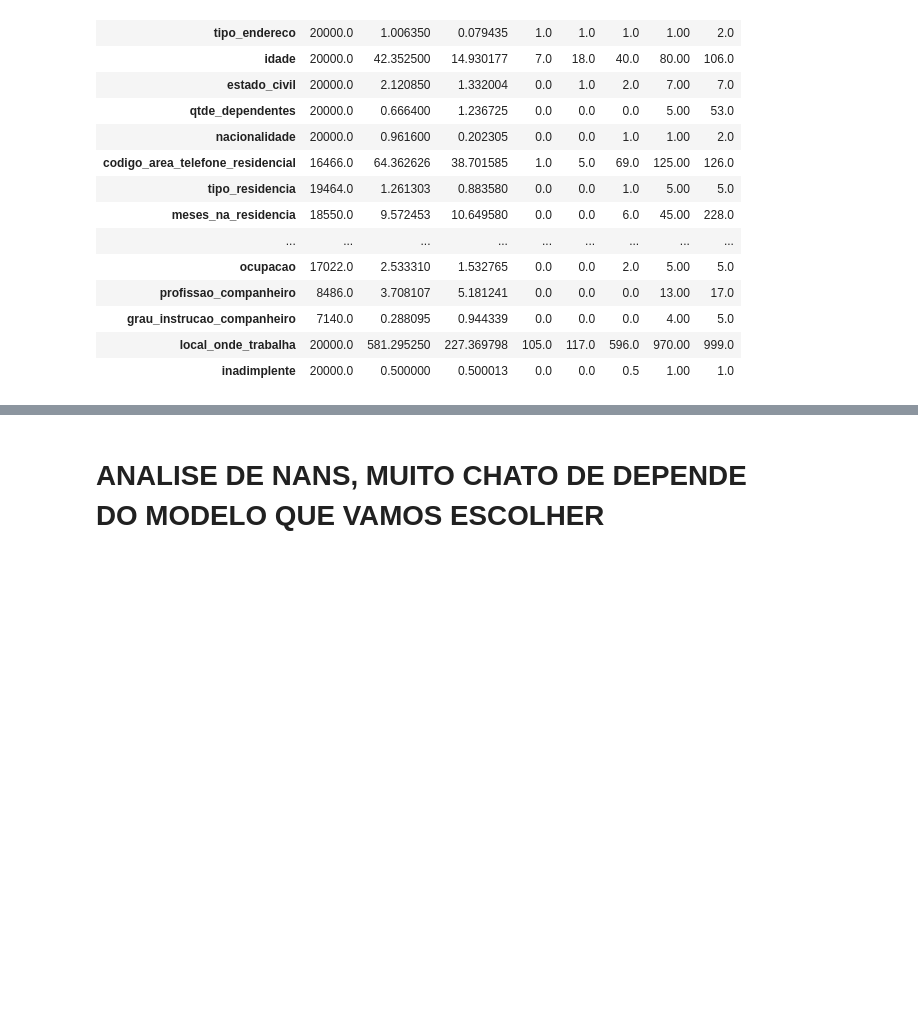
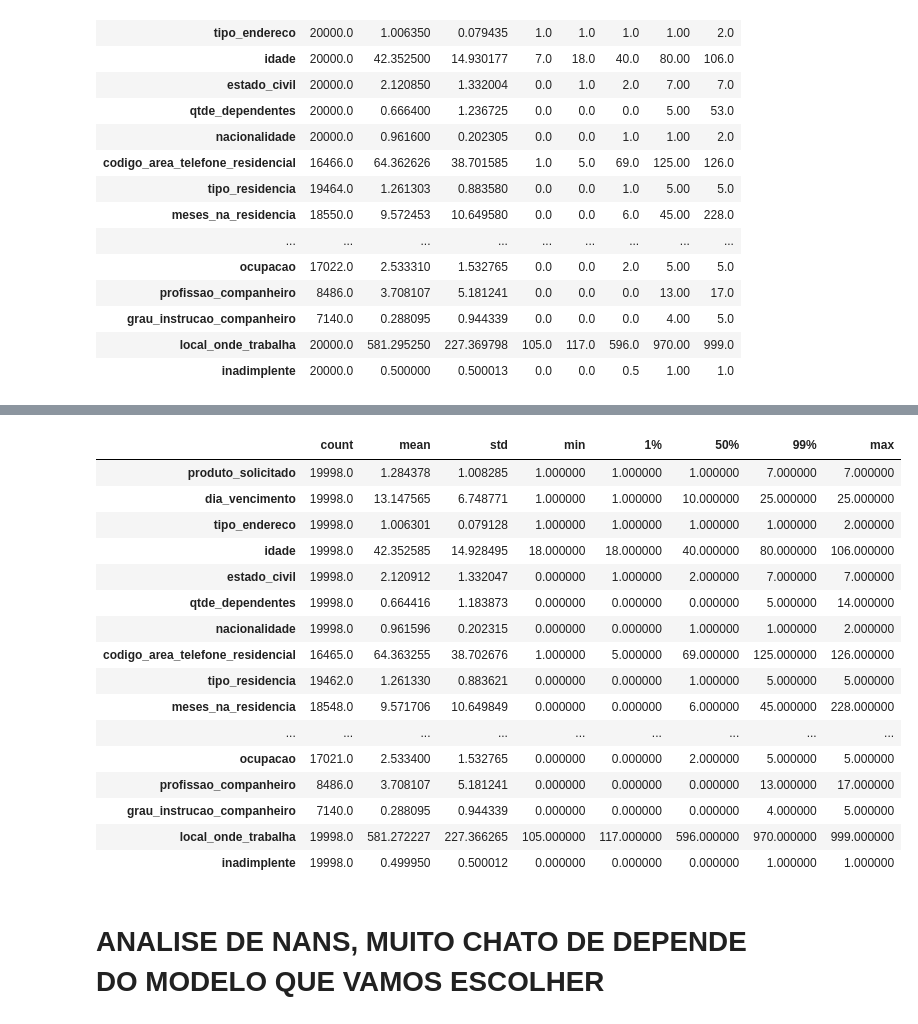
Before and after one commit to rafaelsgabriel/machine-learning-credit-approver, a Jupyter notebook: main.ipynb, the cells around one changed output, grey strips where cells are left out. Drawn from its saved outputs; the diff is of its cells as text; code cells hidden in the pictures; blank space fills up the shorter version.

```diff
--- a/main.ipynb
+++ b/main.ipynb
@@ -147,3 +179,33 @@ Com a tabela acima é possível identificar algumas colunas com possíveis *outl
+# %%
+df["idade"] = df["idade"].clip(lower=18)
+df["qtde_dependentes"] = df["qtde_dependentes"].clip(upper=14)
+
+idx_renda_extra = df["renda_extra"].idxmax()
+idx_patrimonio = df["valor_patrimonio_pessoal"].idxmax()
+df = df.drop(index=[idx_renda_extra, idx_patrimonio])
+
+colunasFinanceiro = ["renda_mensal_regular", "renda_extra", "valor_patrimonio_pessoal"]
+df[colunasFinanceiro] = np.log1p(df[colunasFinanceiro])
+
+df.describe(percentiles=[0.01, 0.5, 0.99]).T
+# %% [output]
+|  | count | mean | std | min | 1% | 50% | 99% | max |
+| produto_solicitado | 19998.0 | 1.284378 | 1.008285 | 1.000000 | 1.000000 | 1.000000 | 7.000000 | 7.000000 |
+| dia_vencimento | 19998.0 | 13.147565 | 6.748771 | 1.000000 | 1.000000 | 10.000000 | 25.000000 | 25.000000 |
+| tipo_endereco | 19998.0 | 1.006301 | 0.079128 | 1.000000 | 1.000000 | 1.000000 | 1.000000 | 2.000000 |
+| idade | 19998.0 | 42.352585 | 14.928495 | 18.000000 | 18.000000 | 40.000000 | 80.000000 | 106.000000 |
+| estado_civil | 19998.0 | 2.120912 | 1.332047 | 0.000000 | 1.000000 | 2.000000 | 7.000000 | 7.000000 |
+| qtde_dependentes | 19998.0 | 0.664416 | 1.183873 | 0.000000 | 0.000000 | 0.000000 | 5.000000 | 14.000000 |
+| nacionalidade | 19998.0 | 0.961596 | 0.202315 | 0.000000 | 0.000000 | 1.000000 | 1.000000 | 2.000000 |
+| codigo_area_telefone_residencial | 16465.0 | 64.363255 | 38.702676 | 1.000000 | 5.000000 | 69.000000 | 125.000000 | 126.000000 |
+| tipo_residencia | 19462.0 | 1.261330 | 0.883621 | 0.000000 | 0.000000 | 1.000000 | 5.000000 | 5.000000 |
+| meses_na_residencia | 18548.0 | 9.571706 | 10.649849 | 0.000000 | 0.000000 | 6.000000 | 45.000000 | 228.000000 |
+| ... | ... | ... | ... | ... | ... | ... | ... | ... |
+| ocupacao | 17021.0 | 2.533400 | 1.532765 | 0.000000 | 0.000000 | 2.000000 | 5.000000 | 5.000000 |
+| profissao_companheiro | 8486.0 | 3.708107 | 5.181241 | 0.000000 | 0.000000 | 0.000000 | 13.000000 | 17.000000 |
+| grau_instrucao_companheiro | 7140.0 | 0.288095 | 0.944339 | 0.000000 | 0.000000 | 0.000000 | 4.000000 | 5.000000 |
+| local_onde_trabalha | 19998.0 | 581.272227 | 227.366265 | 105.000000 | 117.000000 | 596.000000 | 970.000000 | 999.000000 |
+| inadimplente | 19998.0 | 0.499950 | 0.500012 | 0.000000 | 0.000000 | 0.000000 | 1.000000 | 1.000000 |
 # %% [markdown]
 # ANALISE DE NANS, MUITO CHATO DE DEPENDE DO MODELO QUE VAMOS ESCOLHER
 # %% [markdown]
```
Also changed, not shown: parts of 6 cells of this notebook.
